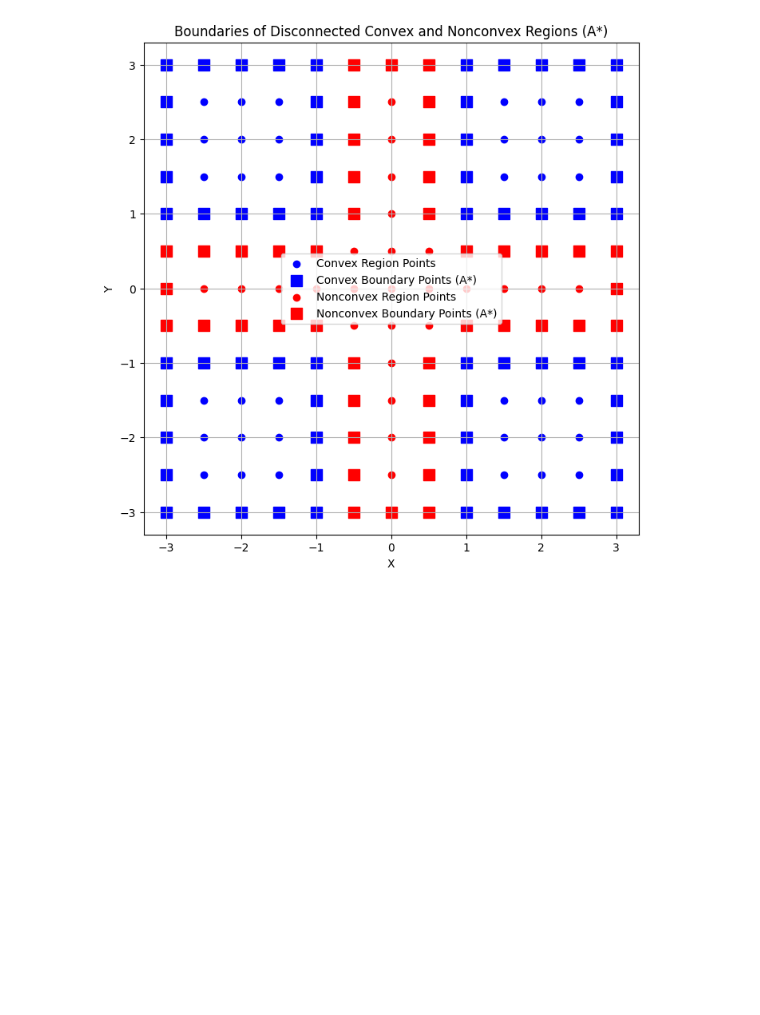
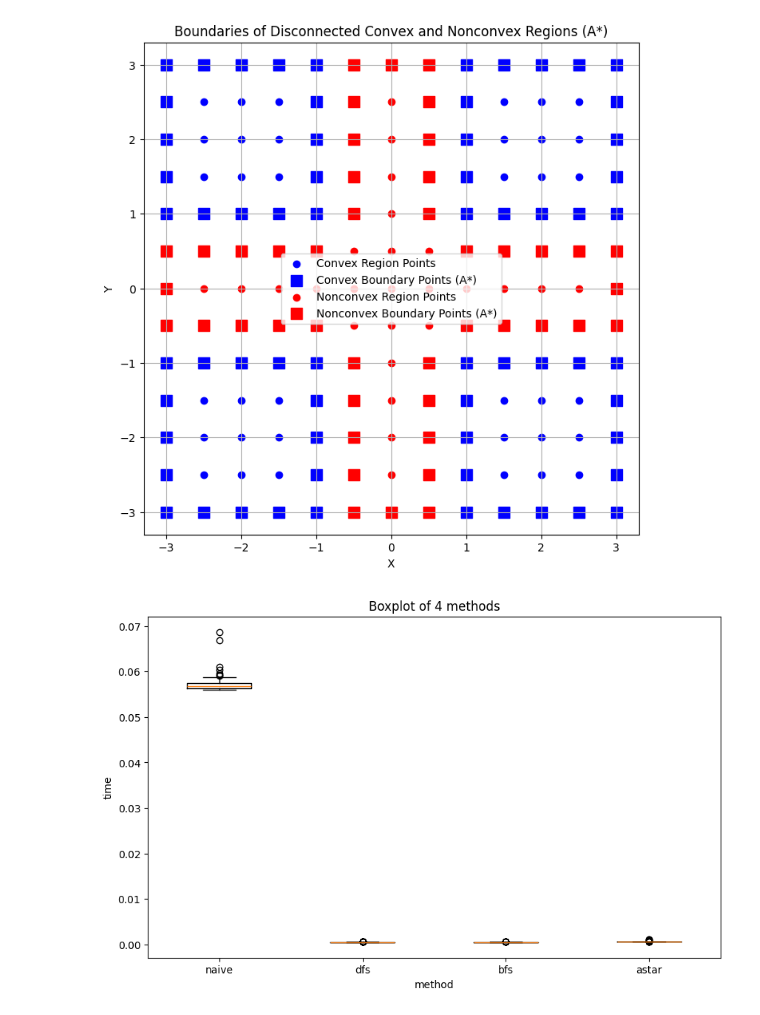
Before and after one commit to NingWang0123/cs6784_project, a Jupyter notebook: search.ipynb, the cells around one changed output. Saved outputs shown, nothing was run; the diff lists cells and outputs as text; code cells hidden in the pictures; blank space fills up the shorter version.

```diff
--- a/search.ipynb
+++ b/search.ipynb
@@ -344,9 +500,15 @@ def find_all_boundaries_bfs(points):
 
     return all_boundary_points
 
-# Find boundary points for both convex and nonconvex regions using BFS
-convex_boundary_points_bfs = find_all_boundaries_bfs(points1)
-nonconvex_boundary_points_bfs = find_all_boundaries_bfs(points2)
+times_bfs = []
+for _ in range(100):
+    start_time = time.time()
+    # Find boundary points for both convex and nonconvex regions using BFS
+    convex_boundary_points_bfs = find_all_boundaries_bfs(points1)
+    nonconvex_boundary_points_bfs = find_all_boundaries_bfs(points2)
+    end_time = time.time()
+    run_time = end_time - start_time
+    times_bfs.append(run_time)
 
 # Plotting for BFS
 plt.figure(figsize=(8, 8))
@@ -430,9 +592,15 @@ def find_all_boundaries_astar(points):
 
     return all_boundary_points
 
-# Find boundary points for both convex and nonconvex regions using A*
-convex_boundary_points_astar = find_all_boundaries_astar(points1)
-nonconvex_boundary_points_astar = find_all_boundaries_astar(points2)
+times_astar = []
+for _ in range(100):
+    start_time = time.time()
+    # Find boundary points for both convex and nonconvex regions using A*
+    convex_boundary_points_astar = find_all_boundaries_astar(points1)
+    nonconvex_boundary_points_astar = find_all_boundaries_astar(points2)
+    end_time = time.time()
+    run_time = end_time - start_time
+    times_astar.append(run_time)
 
 # Plotting for A*
 plt.figure(figsize=(8, 8))
@@ -460,3 +628,18 @@ plt.grid(True)
 plt.show()
 # %% [output]
 [figure]
+# %%
+# Generate 5 sample lists of 100 random data points each
+data_lists = [times_naive, times_dfs, times_bfs, times_astar]  # Different means for each list
+
+# Create the boxplot with all 5 data sets on the same plot
+plt.figure(figsize=(10, 6))
+plt.boxplot(data_lists)
+plt.title("Boxplot of 4 methods")
+plt.xlabel("method")
+plt.ylabel("time")
+plt.xticks(ticks=range(1, 5), labels=['naive', 'dfs', 'bfs', 'astar'])  # Label each boxplot
+
+plt.show()
+# %% [output]
+[figure, added]
```
Also changed, not shown: parts of 5 cells of this notebook.
